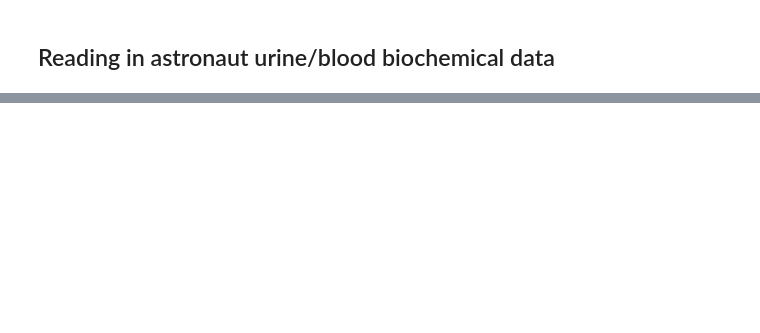
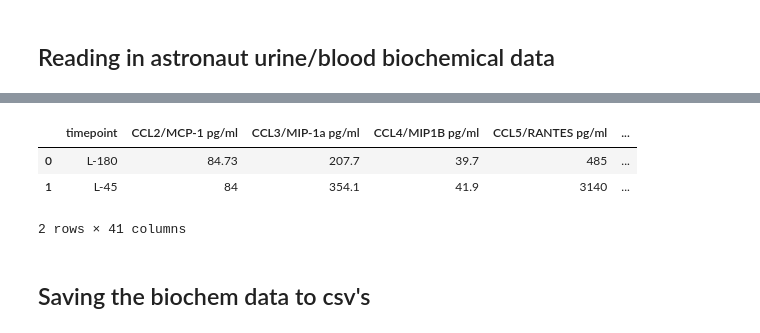
Before and after one commit to Jared-Luxton/NASA-astronauts-telomeres-chromosomes, a Jupyter notebook: NASA_telomeres/01a NASA Astros Telos Data Extraction.ipynb, the cells around one changed output, grey strips where cells are left out. Saved outputs shown, nothing was run; the diff lists cells and outputs as text; code cells hidden in the pictures; blank space fills up the shorter version.

```diff
--- a/NASA_telomeres/01a NASA Astros Telos Data Extraction.ipynb
+++ b/NASA_telomeres/01a NASA Astros Telos Data Extraction.ipynb
@@ -148 +229,22 @@ blood_biochem_data.head(4)
+# %%
+blood_biochem_data_n4.rename(columns={'Session':'timepoint'}, inplace=True)
+blood_biochem_data_n4['astro id'] = blood_biochem_data_n4['Subject'].apply(lambda row: row[-4:])
+# %%
+blood_biochem_data_n4 = blood_biochem_data_n4.drop(
+                                                [
+                                                'LIMS No',
+                                                'Date Collected',
+                                                'Order Comments',
+                                                'Study',
+                                                'Subject',
+                                                'Gender'], axis=1)
+# %%
+blood_biochem_data_n4.head(2)
+# %% [output]
+|  | timepoint | CCL2/MCP-1 pg/ml | CCL3/MIP-1a pg/ml | CCL4/MIP1B pg/ml | CCL5/RANTES pg/ml | ... |
+| 0 | L-180 | 84.73 | 207.7 | 39.7 | 485 | ... |
+| 1 | L-45 | 84 | 354.1 | 41.9 | 3140 | ... |
+2 rows × 41 columns
+# %% [markdown]
+## Saving the biochem data to csv's
 # %%
```
Also changed, not shown: parts of 27 cells of this notebook.
